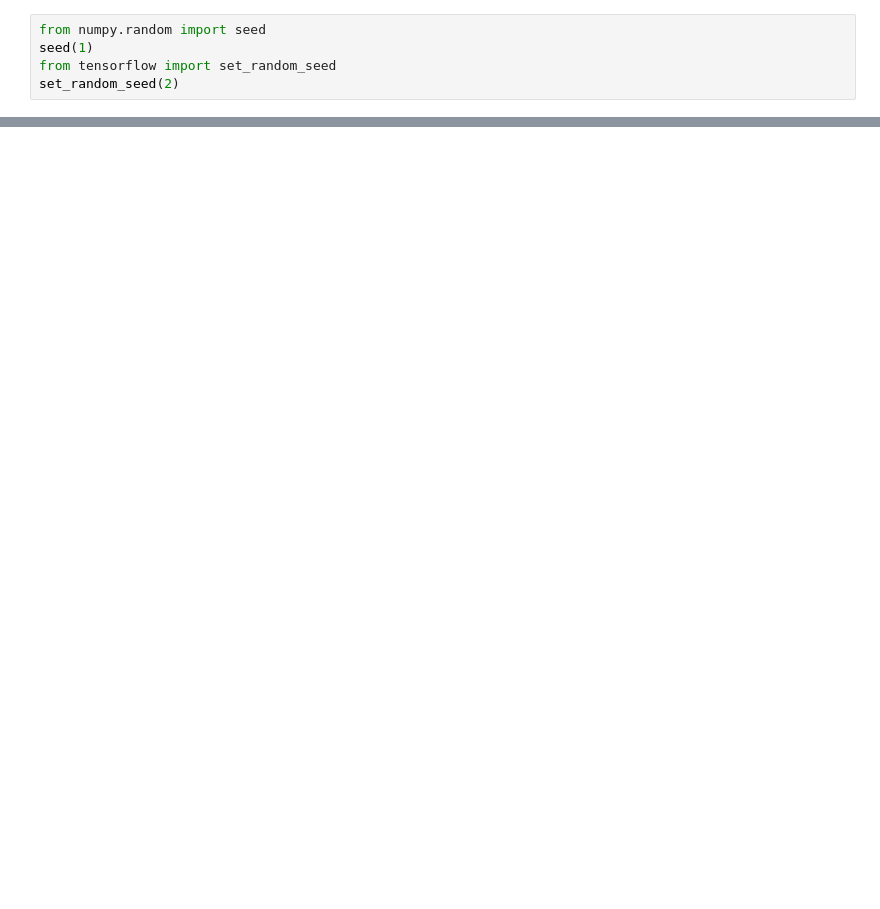
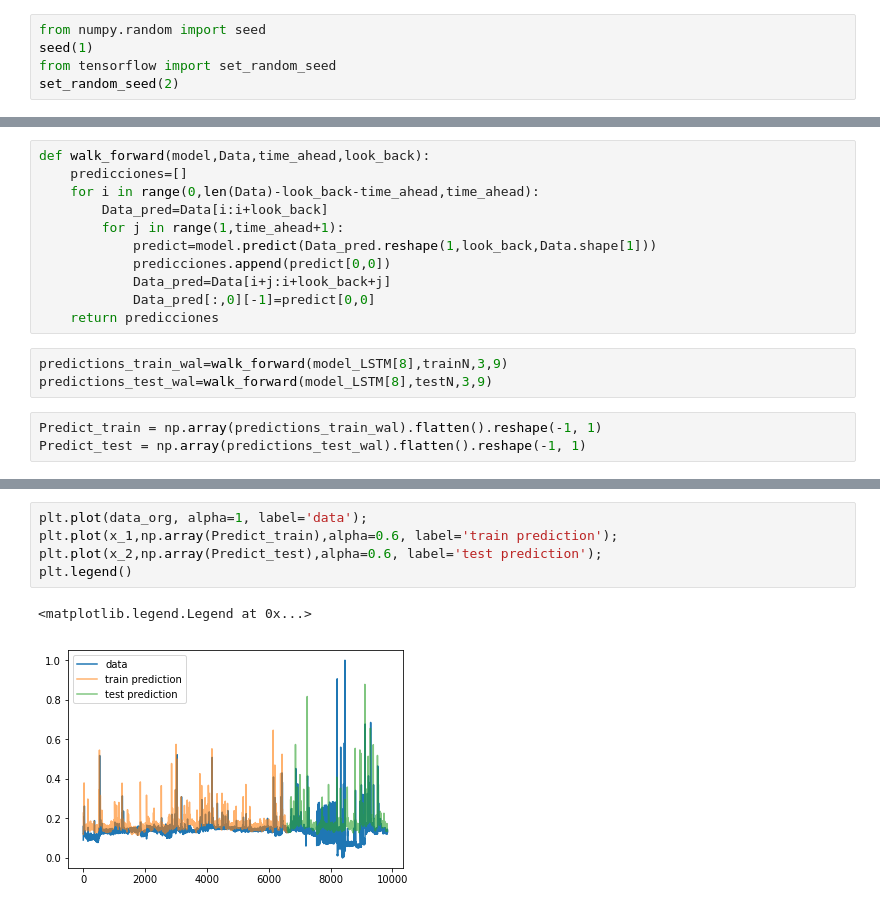
Before and after one commit to MateoParra/DischargePrediction, a Jupyter notebook: WLPredict.ipynb, the cells around one changed output, grey strips where cells are left out. Cells and saved outputs as stored; diff of their text form; blank space fills up the shorter version.

```diff
--- a/WLPredict.ipynb
+++ b/WLPredict.ipynb
@@ -319,0 +423,17 @@ plt.legend();
+# %%
+def walk_forward(model,Data,time_ahead,look_back):
+    predicciones=[]
+    for i in range(0,len(Data)-look_back-time_ahead,time_ahead):
+        Data_pred=Data[i:i+look_back]
+        for j in range(1,time_ahead+1):
+            predict=model.predict(Data_pred.reshape(1,look_back,Data.shape[1]))
+            predicciones.append(predict[0,0])
+            Data_pred=Data[i+j:i+look_back+j]
+            Data_pred[:,0][-1]=predict[0,0]
+    return predicciones
+# %%
+predictions_train_wal=walk_forward(model_LSTM[8],trainN,3,9)
+predictions_test_wal=walk_forward(model_LSTM[8],testN,3,9)
+# %%
+Predict_train = np.array(predictions_train_wal).flatten().reshape(-1, 1)
+Predict_test = np.array(predictions_test_wal).flatten().reshape(-1, 1)
@@ -319,0 +446,8 @@ plt.legend();
+# %%
+plt.plot(data_org, alpha=1, label='data');
+plt.plot(x_1,np.array(Predict_train),alpha=0.6, label='train prediction');
+plt.plot(x_2,np.array(Predict_test),alpha=0.6, label='test prediction');
+plt.legend()
+# %% [output]
+<matplotlib.legend.Legend at 0x...>
+[figure, added]
```
Also changed, not shown: parts of 23 cells of this notebook.
